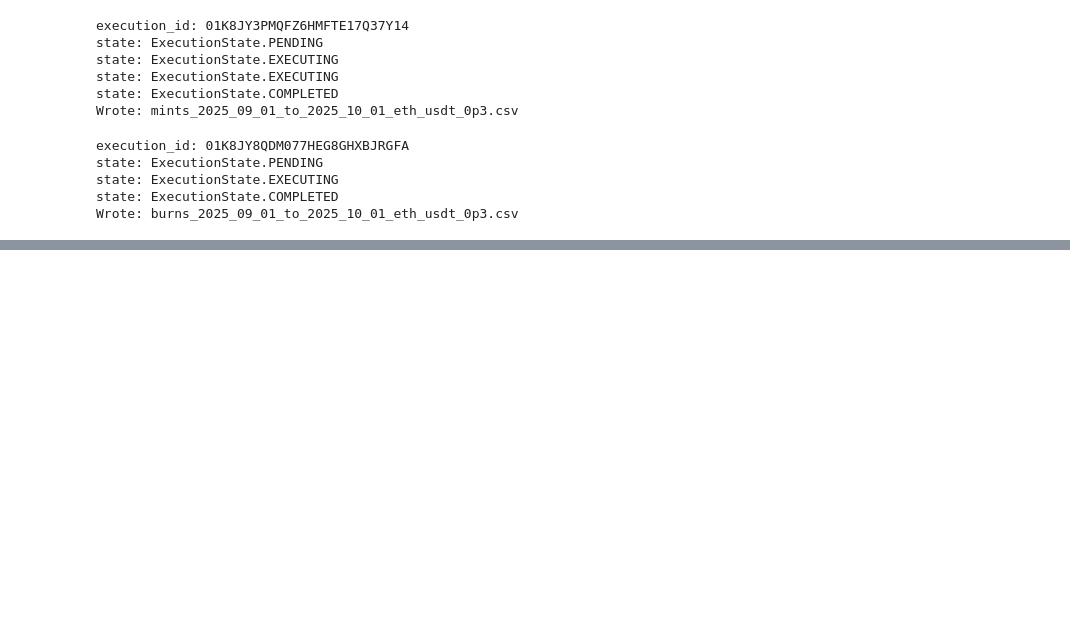
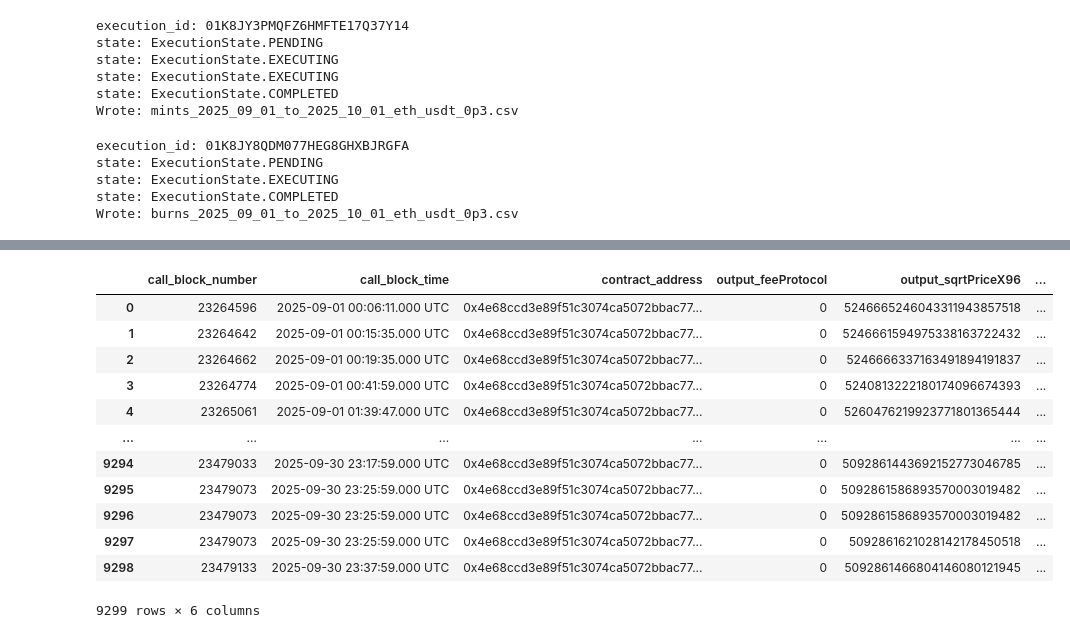
Before and after one commit to ebonian/ice-senior-project, a Jupyter notebook: dune_pipeline/dune_pipeline.ipynb, the cells around one changed output, grey strips where cells are left out. Cells and saved outputs as stored; diff of their text form; code cells hidden in the pictures; blank space fills up the shorter version.

Commit message:
historial price (slot0), explanation.txt

```diff
--- a/dune_pipeline/dune_pipeline.ipynb
+++ b/dune_pipeline/dune_pipeline.ipynb
@@ -26,7 +26,7 @@ from dune_client.models import ExecutionState
 from datetime import datetime, timedelta, timedelta, timezone
 import time
 import pandas as pd
-API_KEY = "ESWNsFNNW9nLwn5snL7RG79sj20QuQbz" #Ohm
+API_KEY = "DeJLmaBMR2NPxbMtGpt5SiPj16cyGVnj" #Ohm
 POOL_ADDRESS = "4e68ccd3e89f51c3074ca5072bbac773960dfa36"
 dune = DuneClient(API_KEY)
 # %%
@@ -317,0 +402,16 @@ df_pool.to_csv(out_path, index=False)
+# %%
+df_all
+# %% [output]
+|  | call_block_number | call_block_time | contract_address | output_feeProtocol | output_sqrtPriceX96 | ... |
+| 0 | 23264596 | 2025-09-01 00:06:11.000 UTC | 0x4e68ccd3e89f51c3074ca5072bbac77... | 0 | 5246665246043311943857518 | ... |
+| 1 | 23264642 | 2025-09-01 00:15:35.000 UTC | 0x4e68ccd3e89f51c3074ca5072bbac77... | 0 | 5246661594975338163722432 | ... |
+| 2 | 23264662 | 2025-09-01 00:19:35.000 UTC | 0x4e68ccd3e89f51c3074ca5072bbac77... | 0 | 5246666337163491894191837 | ... |
+| 3 | 23264774 | 2025-09-01 00:41:59.000 UTC | 0x4e68ccd3e89f51c3074ca5072bbac77... | 0 | 5240813222180174096674393 | ... |
+| 4 | 23265061 | 2025-09-01 01:39:47.000 UTC | 0x4e68ccd3e89f51c3074ca5072bbac77... | 0 | 5260476219923771801365444 | ... |
+| ... | ... | ... | ... | ... | ... | ... |
+| 9294 | 23479033 | 2025-09-30 23:17:59.000 UTC | 0x4e68ccd3e89f51c3074ca5072bbac77... | 0 | 5092861443692152773046785 | ... |
+| 9295 | 23479073 | 2025-09-30 23:25:59.000 UTC | 0x4e68ccd3e89f51c3074ca5072bbac77... | 0 | 5092861586893570003019482 | ... |
+| 9296 | 23479073 | 2025-09-30 23:25:59.000 UTC | 0x4e68ccd3e89f51c3074ca5072bbac77... | 0 | 5092861586893570003019482 | ... |
+| 9297 | 23479073 | 2025-09-30 23:25:59.000 UTC | 0x4e68ccd3e89f51c3074ca5072bbac77... | 0 | 5092861621028142178450518 | ... |
+| 9298 | 23479133 | 2025-09-30 23:37:59.000 UTC | 0x4e68ccd3e89f51c3074ca5072bbac77... | 0 | 5092861466804146080121945 | ... |
+9299 rows × 6 columns
```
Also changed, not shown: parts of 1 cell of this notebook, 3 other files.
